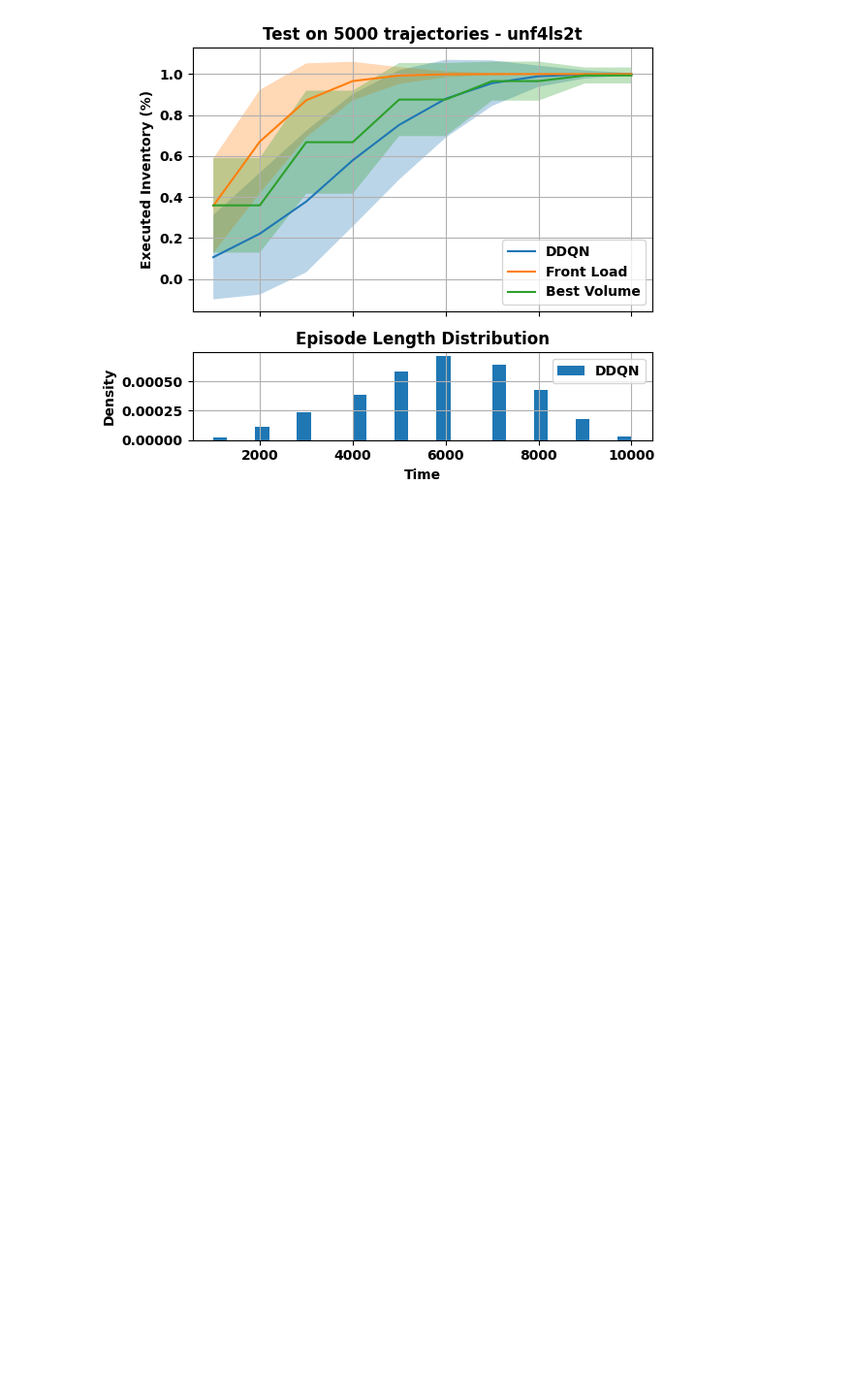
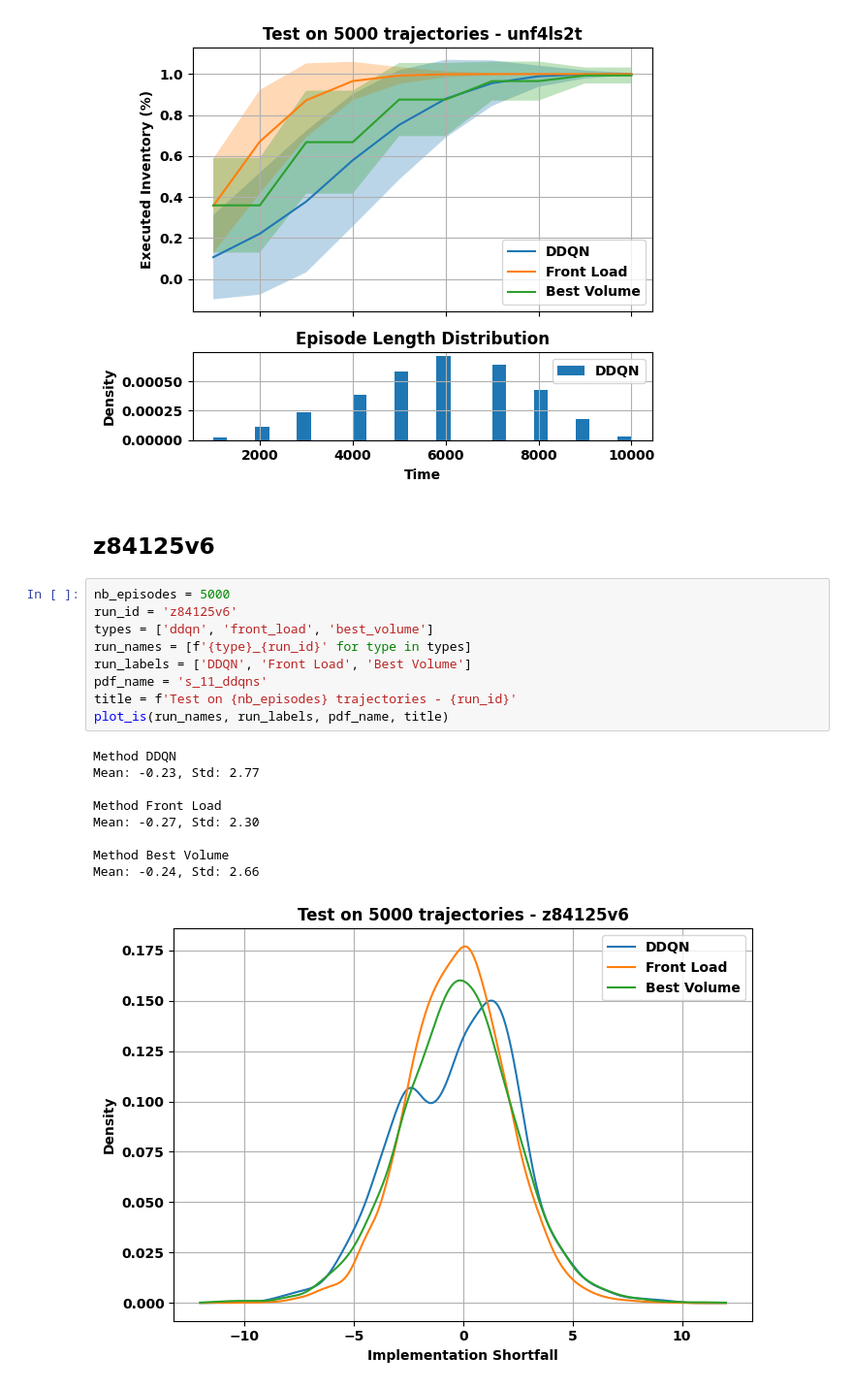
Before and after one commit to TomasEspana/qrm_optimal_execution, a Jupyter notebook: main.ipynb, the cells around one changed output. Shown: that part at 97% size. Cells and saved outputs as stored; diff of their text form; blank space fills up the shorter version.

Commit message:
tests

```diff
--- a/main.ipynb
+++ b/main.ipynb
@@ -188,3 +188,24 @@ title = f'Test on {nb_episodes} trajectories - {run_id}'
 plot_inventory(initial_inventory, nb_episodes, trader_times, run_names, run_labels, pdf_name, title)
 # %% [output]
 [figure]
+# %% [markdown]
+## z84125v6
+# %%
+nb_episodes = 5000
+run_id = 'z84125v6'
+types = ['ddqn', 'front_load', 'best_volume']
+run_names = [f'{type}_{run_id}' for type in types]
+run_labels = ['DDQN', 'Front Load', 'Best Volume']
+pdf_name = 's_11_ddqns'
+title = f'Test on {nb_episodes} trajectories - {run_id}'
+plot_is(run_names, run_labels, pdf_name, title)
+# %% [output]
+Method DDQN
+Mean: -0.23, Std: 2.77
+
+Method Front Load
+Mean: -0.27, Std: 2.30
+
+Method Best Volume
+Mean: -0.24, Std: 2.66
+[figure, added]
```
Also changed, not shown: parts of 4 cells of this notebook, 2 other files.
